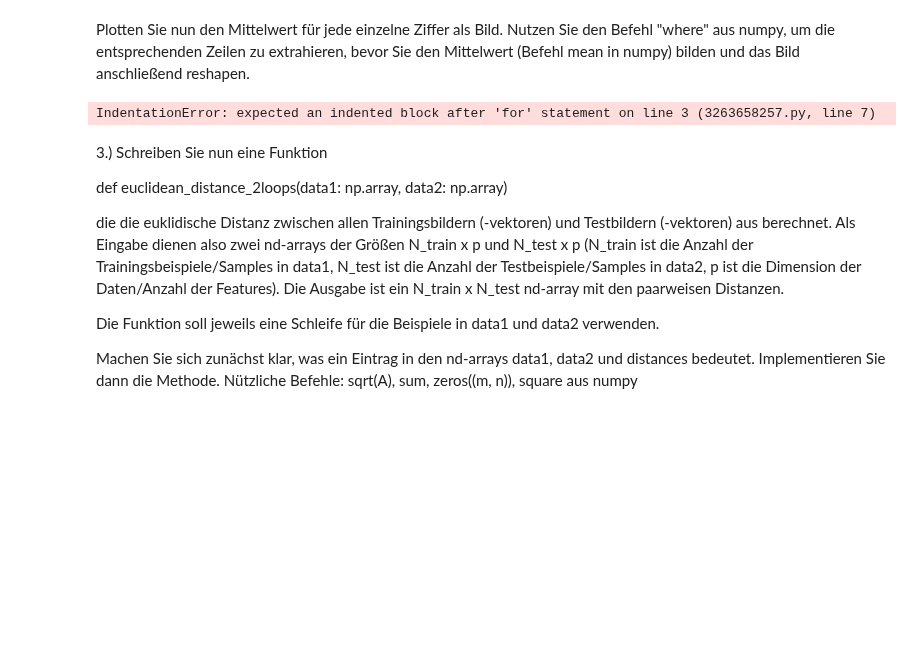
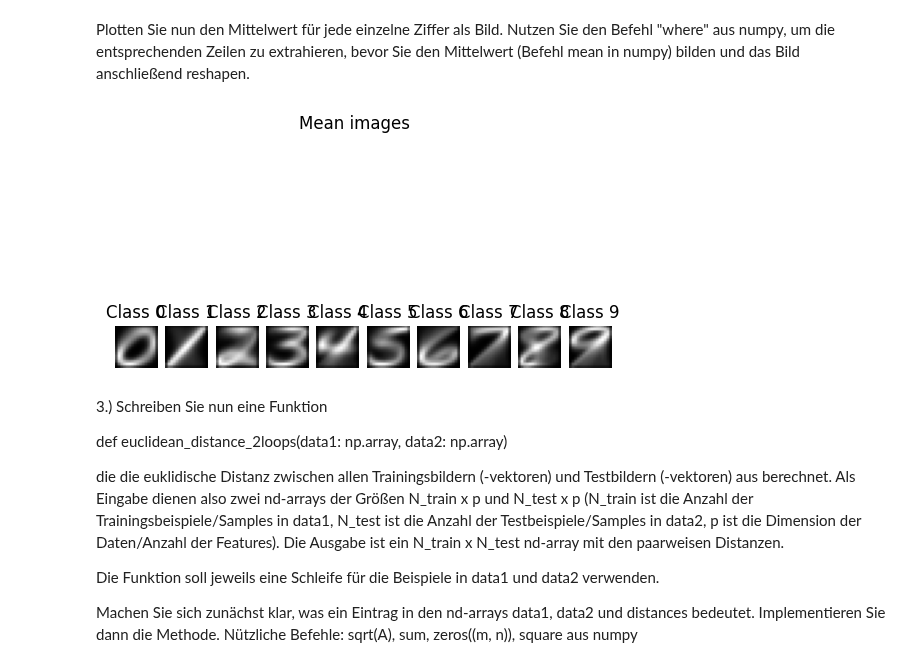
Before and after one commit to MortizK/LaTeX, a Jupyter notebook: DHBW/sem4/DataSci/jupyter/kNN_stud.ipynb, the cells around one changed output. Cells and saved outputs as stored; diff of their text form; code cells hidden in the pictures; blank space fills up the shorter version.

```diff
--- a/DHBW/sem4/DataSci/jupyter/kNN_stud.ipynb
+++ b/DHBW/sem4/DataSci/jupyter/kNN_stud.ipynb
@@ -33,4 +43,14 @@ Analog kann man das für testX, die zugehörigen Testbeispiele, abfragen:
 # %% [markdown]
 trainY und testY enthalten die zugehörigen Labels. Geben Sie die Anzahl der Labels für die Trainingsdaten und Testdaten aus.
 # %%
-# todo
+# Anzahl der Beispiele pro Klasse in trainY und testY
+train_counts = np.bincount(trainY.astype(int).ravel(), minlength=10)
+test_counts = np.bincount(testY.astype(int).ravel(), minlength=10)
+
+print("Anzahl der Beispiele pro Klasse in trainY:")
+for i, count in enumerate(train_counts):
+    print(f"Klasse {i}: {count} Beispiele")
+
+print("\nAnzahl der Beispiele pro Klasse in testY:")
+for i, count in enumerate(test_counts):
+    print(f"Klasse {i}: {count} Beispiele")
@@ -69,13 +130,18 @@ Plotten Sie nun den Mittelwert für jede einzelne Ziffer als Bild. Nutzen Sie de
 # %%
 fig, axs = plt.subplots(1,10)
 fig.suptitle('Mean images')
 for i in range(0,10):
 
     #todo
+    class_values = np.where(trainY == i, trainX, 0)
+    mean_image = class_values.sum(axis=0) / np.sum(trainY == i)
+    axs[i].imshow(mean_image.reshape(16,16).transpose(), cmap='gray')
+    axs[i].set_title(f'Class {i}')
+    axs[i].axis('off')
 
 plt.show()
 # %% [output]
-IndentationError: expected an indented block after 'for' statement on line 3 (3263658257.py, line 7)
+[figure, added]
 # %% [markdown]
 3.) Schreiben Sie nun eine Funktion
 
```
Also changed, not shown: parts of 15 cells of this notebook, 4 other files.
